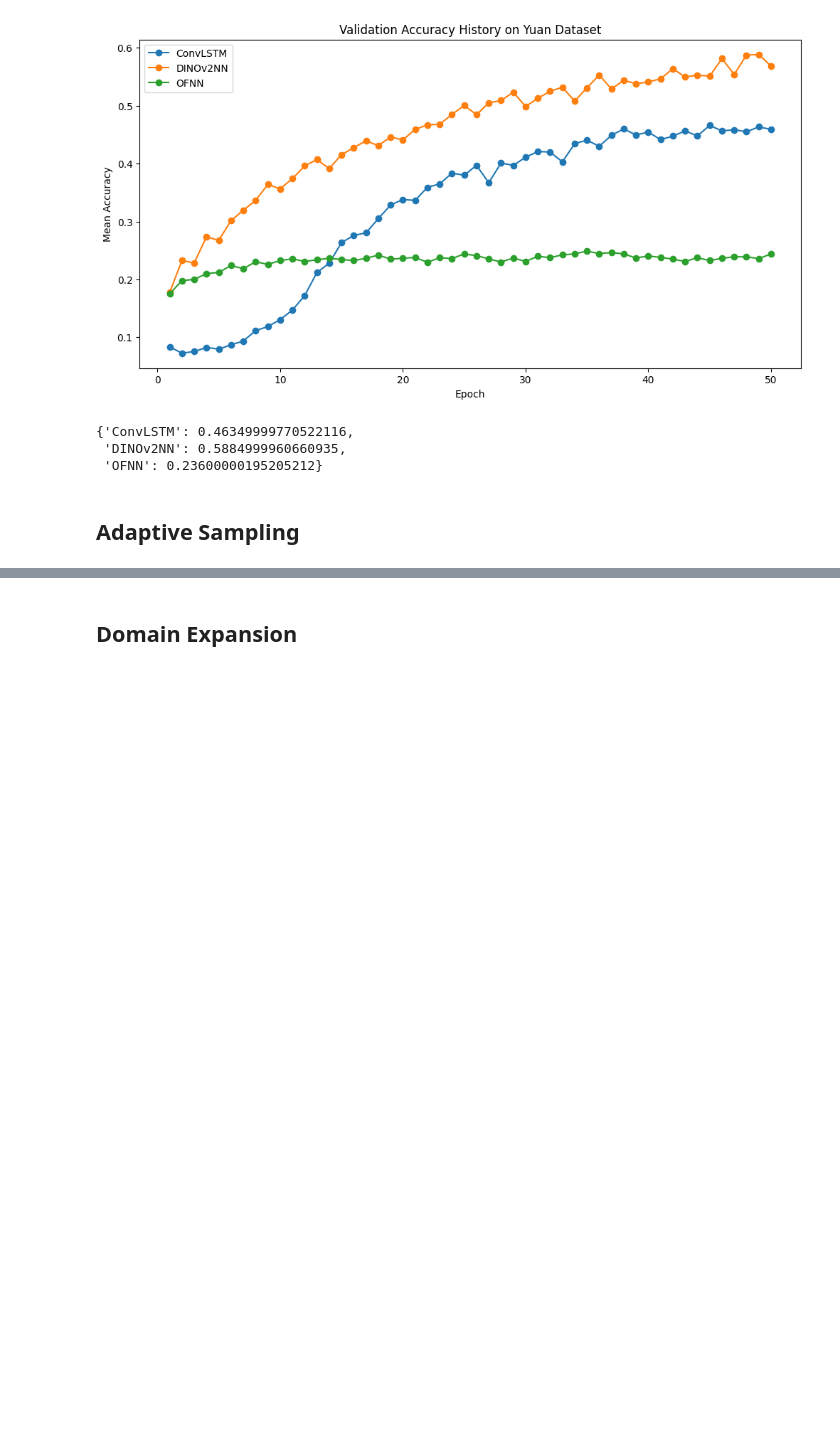
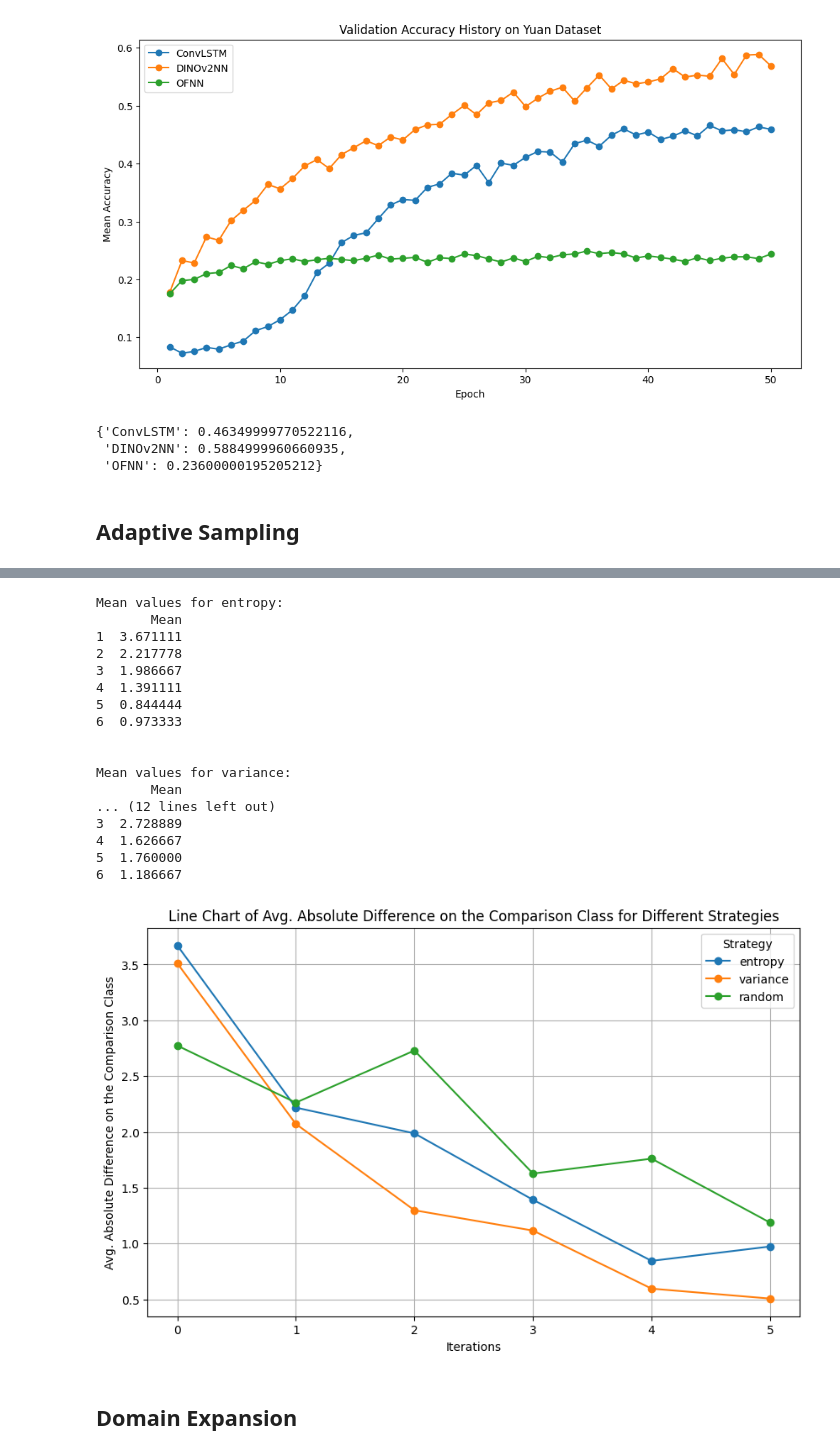
Before and after one commit to alapkshirsagar/active-tactile-hardness-classification, a Jupyter notebook: hardness_classification/visualize.ipynb, the cells around one changed output, grey strips where cells are left out. Drawn from its saved outputs; the diff is of its cells as text; code cells hidden in the pictures; blank space fills up the shorter version.

```diff
--- a/hardness_classification/visualize.ipynb
+++ b/hardness_classification/visualize.ipynb
@@ -129,3 +198,24 @@ TBD
+# %%
+plot_metrics_for_strats('metrics\exp\Final_exp_Aug_12_yuan_DINOKeras_abs_diff_comp_history.csv', strats, 'Avg. Absolute Difference on the Comparison Class')
+# %% [output]
+Mean values for entropy:
+       Mean
+1  3.671111
+2  2.217778
+3  1.986667
+4  1.391111
+5  0.844444
+6  0.973333
+
+
+Mean values for variance:
+       Mean
+... (12 lines left out)
+3  2.728889
+4  1.626667
+5  1.760000
+6  1.186667
+[figure, added]
 # %% [markdown]
 ## Domain Expansion
 # %%
```
Also changed, not shown: parts of 5 cells of this notebook, 8 other files.
